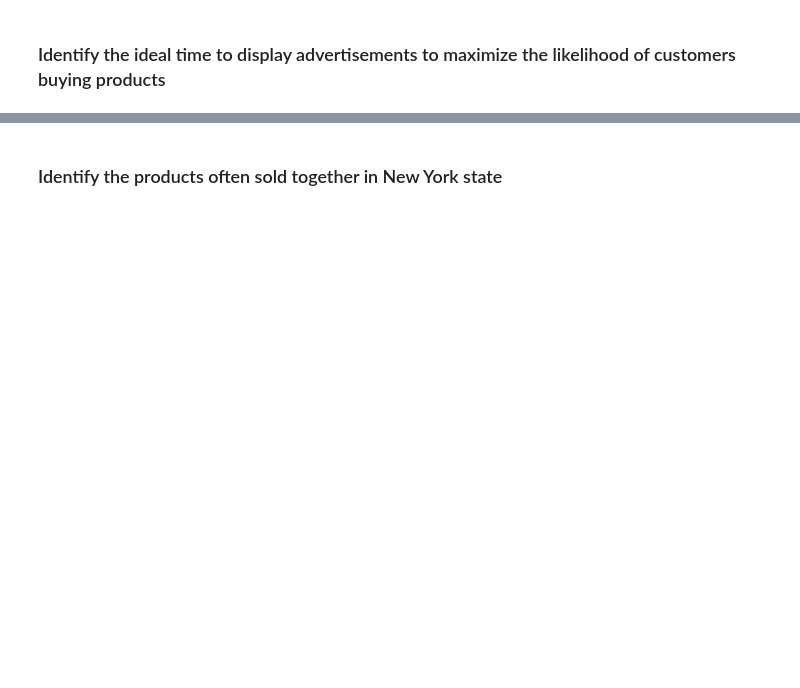
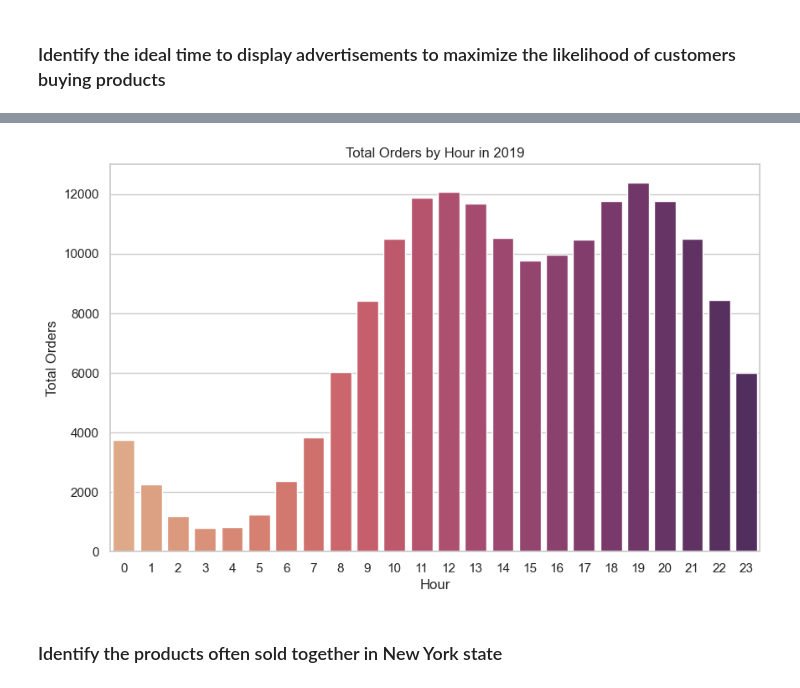
Before and after one commit to Cesar312/spark-data-engineering-and-analytics-with-python, a Jupyter notebook: sections/dataframes/Spark-Analytics-Sales.ipynb, the cells around one changed output, grey strips where cells are left out. Drawn from its saved outputs; the diff is of its cells as text; code cells hidden in the pictures; blank space fills up the shorter version.

```diff
--- a/sections/dataframes/Spark-Analytics-Sales.ipynb
+++ b/sections/dataframes/Spark-Analytics-Sales.ipynb
@@ -336,2 +513,5 @@ Prerequisite: Read the Sales Data from the Parquet directory for the 2019 year o
 # %% [markdown]
 ### Identify the ideal time to display advertisements to maximize the likelihood of customers buying products
+# %%
+hourly_sales_df = sales_data_2019_df.withColumn("OrderHour", hour(col("OrderDate")))
+hourly_sales_df.show(10, truncate=False)
@@ -337,0 +548,7 @@ Prerequisite: Read the Sales Data from the Parquet directory for the 2019 year o
+# %%
+hourly_summary = (hourly_sales_df.select("OrderID", "OrderHour").distinct()
+                                 .groupBy("OrderHour")
+                                 .agg(count("OrderID").alias("TotalOrders"))
+                                 .orderBy("OrderHour"))
+
+hourly_summary.show()
@@ -337,0 +586,3 @@ Prerequisite: Read the Sales Data from the Parquet directory for the 2019 year o
+# %%
+hourly_df = hourly_summary.toPandas()
+hourly_df
@@ -338,2 +607,12 @@ Prerequisite: Read the Sales Data from the Parquet directory for the 2019 year o
+# %%
+plt.figure(figsize=(10, 6))
+plt.ticklabel_format(useOffset=False, style="plain")
+sns.set_theme(style="whitegrid")
+sns.barplot(x="OrderHour", y="TotalOrders", data=hourly_df, palette="flare").set_title("Total Orders by Hour in 2019")
+plt.xlabel("Hour")
+plt.ylabel("Total Orders")
+plt.show()
+# %% [output]
+[figure, added]
 # %% [markdown]
 ### Identify the products often sold together in New York state
```
Also changed, not shown: parts of 23 cells of this notebook.
